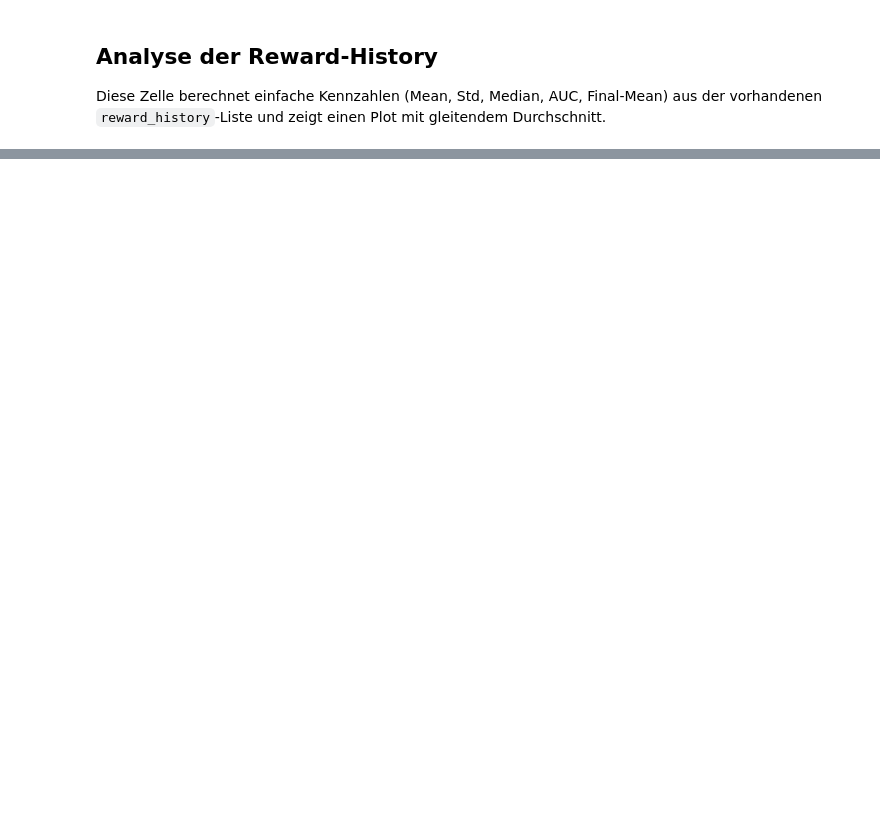
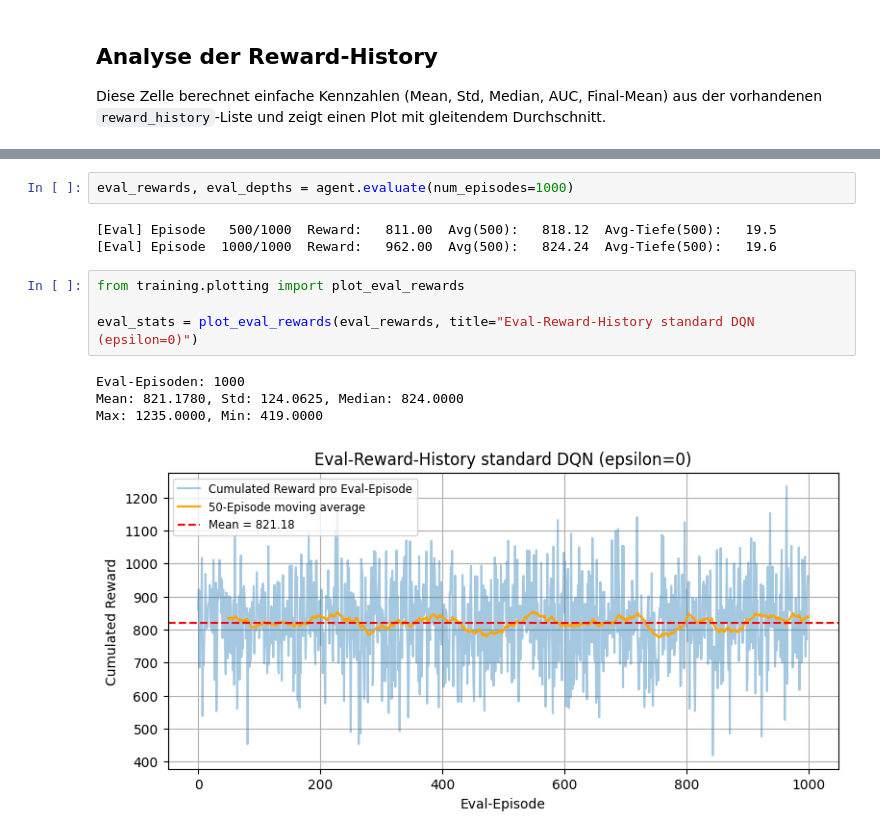
Before and after one commit to FelixFritz02/CI-Programming-Project-SS26, a Jupyter notebook: Programming Part/notebooks/standard_DQN.ipynb, the cells around one changed output, grey strips where cells are left out. Cells and saved outputs as stored; diff of their text form; blank space fills up the shorter version.

```diff
--- a/Programming Part/notebooks/standard_DQN.ipynb
+++ b/Programming Part/notebooks/standard_DQN.ipynb
@@ -202,0 +176,14 @@ Max: 1166.0000, Min: 104.0000
+# %%
+eval_rewards, eval_depths = agent.evaluate(num_episodes=1000)
+# %% [output]
+[Eval] Episode   500/1000  Reward:   811.00  Avg(500):   818.12  Avg-Tiefe(500):   19.5
+[Eval] Episode  1000/1000  Reward:   962.00  Avg(500):   824.24  Avg-Tiefe(500):   19.6
+# %%
+from training.plotting import plot_eval_rewards
+
+eval_stats = plot_eval_rewards(eval_rewards, title="Eval-Reward-History standard DQN (epsilon=0)")
+# %% [output]
+Eval-Episoden: 1000
+Mean: 821.1780, Std: 124.0625, Median: 824.0000
+Max: 1235.0000, Min: 419.0000
+[figure, added]
```
Also changed, not shown: parts of 9 cells of this notebook, 3 other files.
